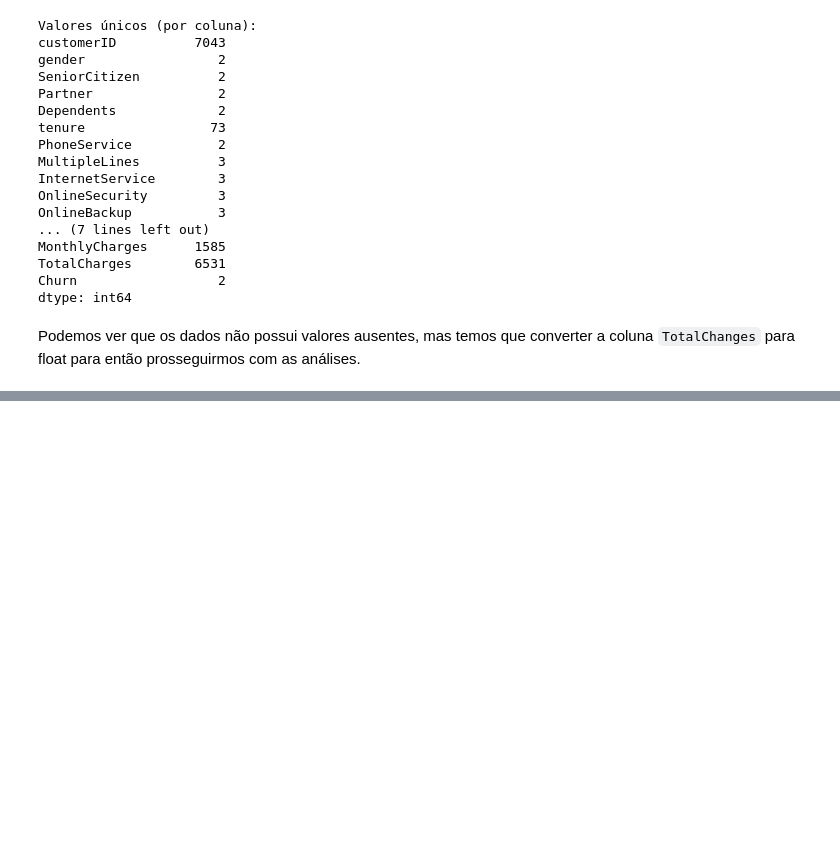
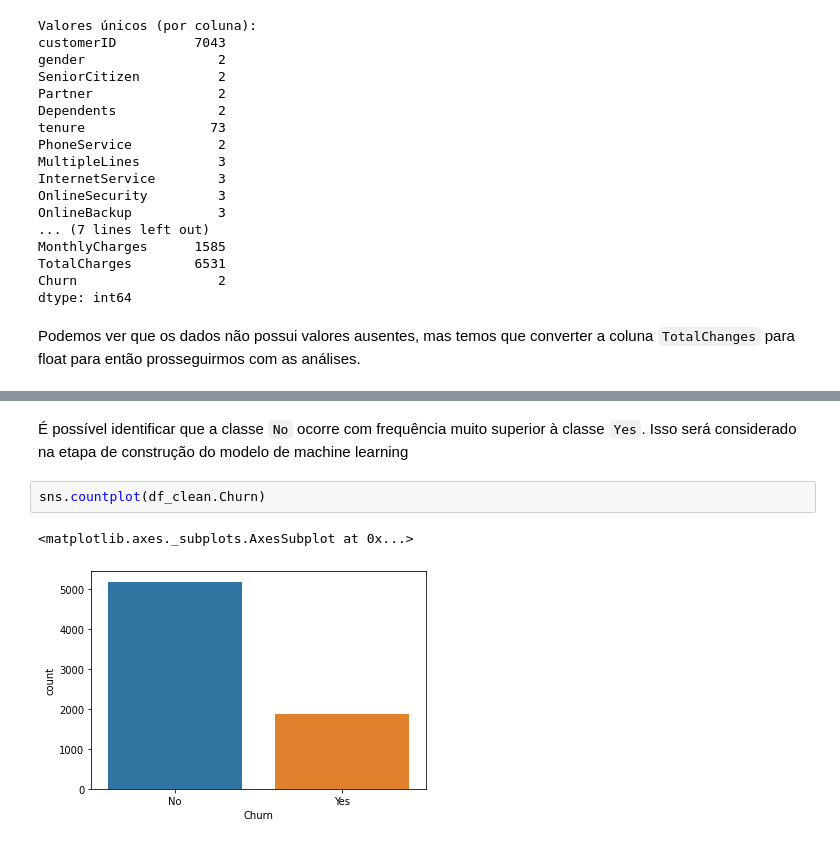
Before and after one commit to marcos-code/Portfolio_DataScience, a Jupyter notebook: Churn.ipynb, the cells around one changed output, grey strips where cells are left out. Drawn from its saved outputs; the diff is of its cells as text; blank space fills up the shorter version.

```diff
--- a/Churn.ipynb
+++ b/Churn.ipynb
@@ -166,0 +271,7 @@ dtype: int64
+# %% [markdown]
+É possível identificar que a classe `No` ocorre com frequência muito superior à classe `Yes`. Isso será considerado na etapa de construção do modelo de machine learning
+# %%
+sns.countplot(df_clean.Churn)
+# %% [output]
+<matplotlib.axes._subplots.AxesSubplot at 0x...>
+[figure, added]
```
Also changed, not shown: parts of 30 cells of this notebook.
